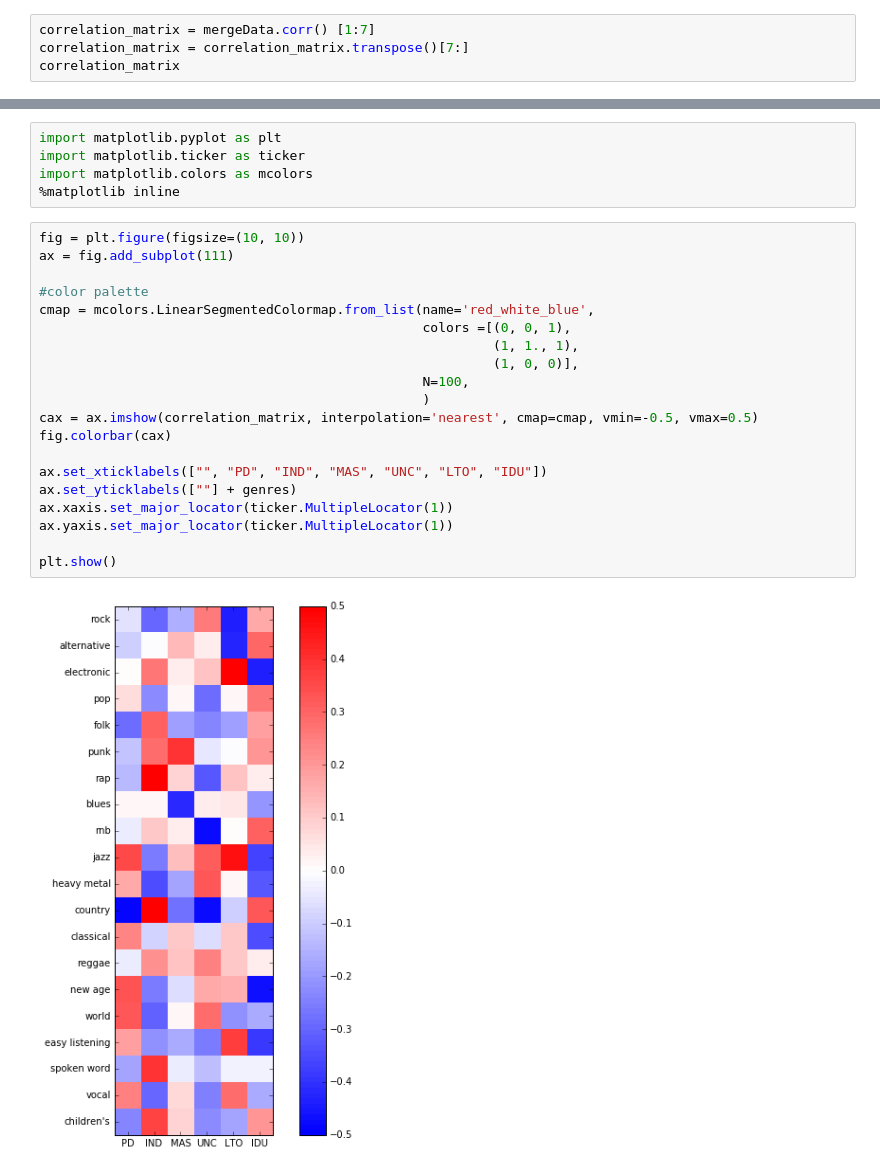
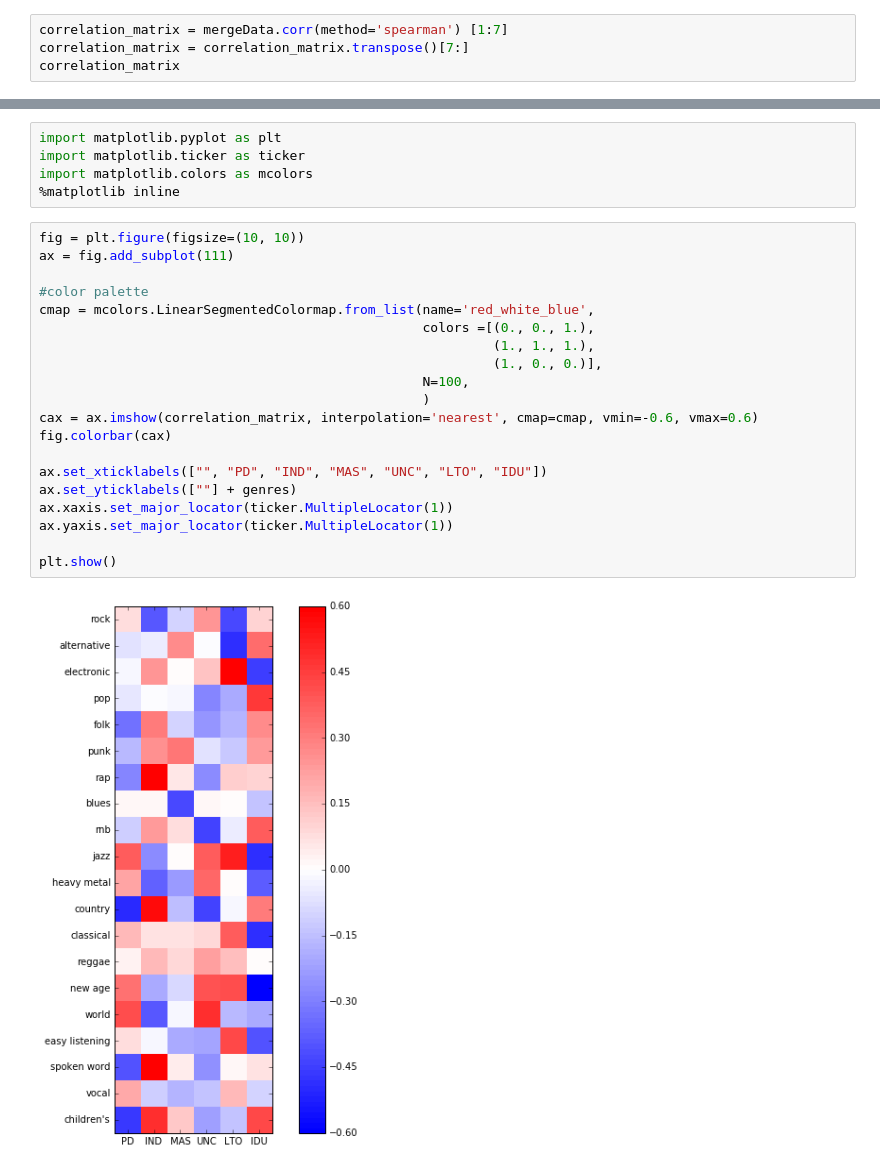
Before and after one commit to flemmerich/MusicWikipedia, a Jupyter notebook: wikiMusic_hofstede_correlation.ipynb, the cells around one changed output, grey strips where cells are left out. Cells and saved outputs as stored; diff of their text form.

```diff
--- a/wikiMusic_hofstede_correlation.ipynb
+++ b/wikiMusic_hofstede_correlation.ipynb
@@ -105,7 +105,7 @@ Compute pairwise correlation,
 
 Filter result matrix such that it only contains rows/columns that correlate a Hofstede dimension with a genre
 # %%
-correlation_matrix = mergeData.corr() [1:7]
+correlation_matrix = mergeData.corr(method='spearman') [1:7]
 correlation_matrix = correlation_matrix.transpose()[7:]
 correlation_matrix
 # %% [output]
@@ -136,22 +136,22 @@ import matplotlib.colors as mcolors
 # %%
 fig = plt.figure(figsize=(10, 10))
 ax = fig.add_subplot(111)
 
 #color palette
 cmap = mcolors.LinearSegmentedColormap.from_list(name='red_white_blue',
-                                                 colors =[(0, 0, 1),
-                                                          (1, 1., 1),
-                                                          (1, 0, 0)],
+                                                 colors =[(0., 0., 1.),
+                                                          (1., 1., 1.),
+                                                          (1., 0., 0.)],
                                                  N=100,
                                                  )
-cax = ax.imshow(correlation_matrix, interpolation='nearest', cmap=cmap, vmin=-0.5, vmax=0.5)
+cax = ax.imshow(correlation_matrix, interpolation='nearest', cmap=cmap, vmin=-0.6, vmax=0.6)
 fig.colorbar(cax)
 
 ax.set_xticklabels(["", "PD", "IND", "MAS", "UNC", "LTO", "IDU"])
 ax.set_yticklabels([""] + genres)
 ax.xaxis.set_major_locator(ticker.MultipleLocator(1))
 ax.yaxis.set_major_locator(ticker.MultipleLocator(1))
 
 plt.show()
 # %% [output]
-[figure, old version]
+[figure, new version]
```
Also changed, not shown: parts of 13 cells of this notebook.
